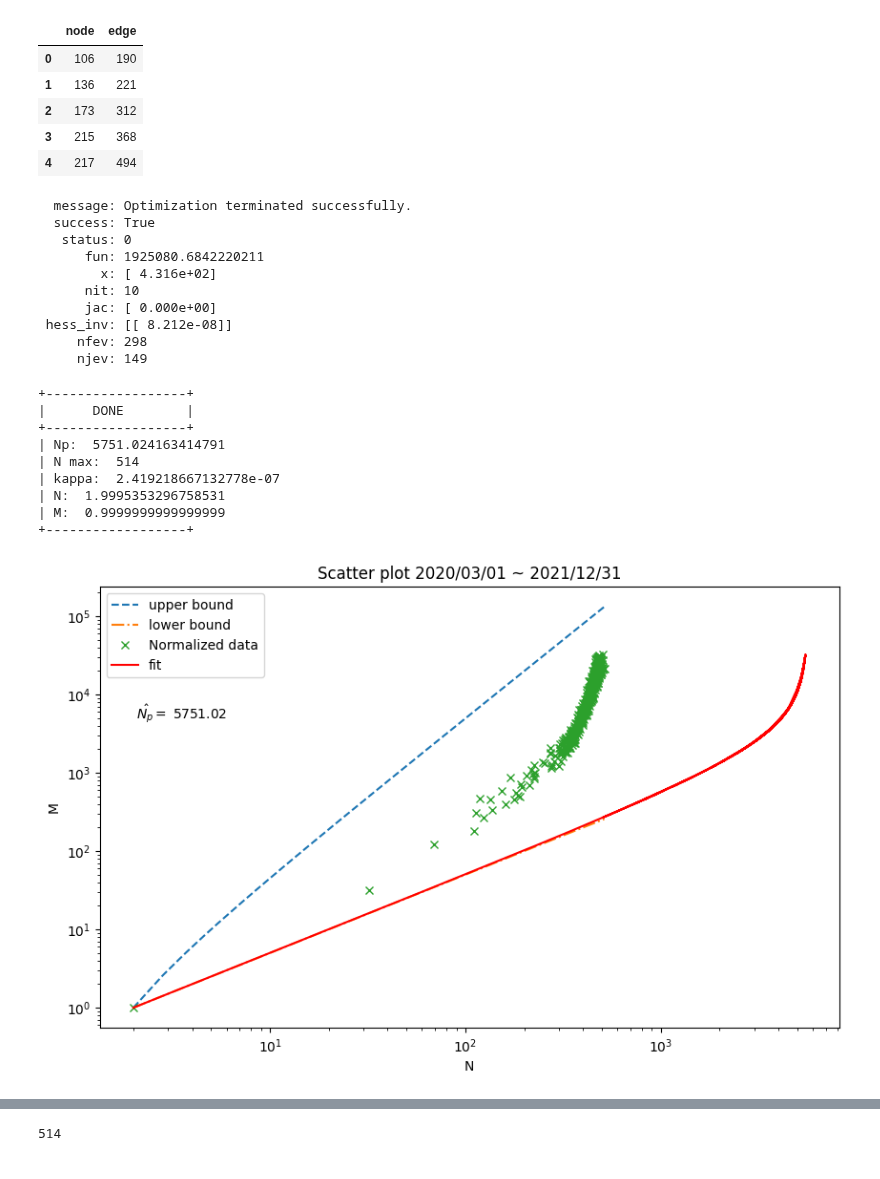
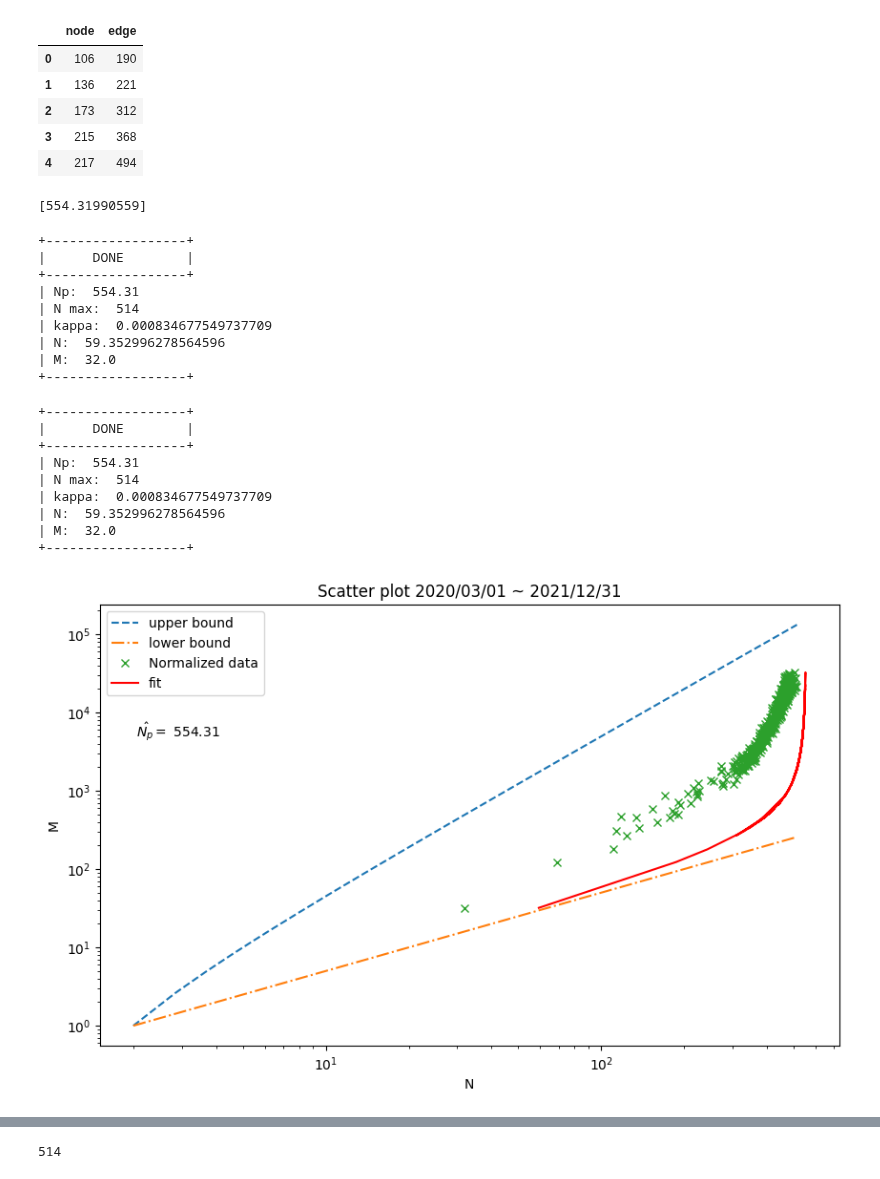
Before and after one commit to yiadka/mobility_scaling, a Jupyter notebook: notebooks/nmscaling_norm_second.ipynb, the cells around one changed output, grey strips where cells are left out. Saved outputs shown, nothing was run; the diff lists cells and outputs as text; code cells hidden in the pictures.

```diff
--- a/notebooks/nmscaling_norm_second.ipynb
+++ b/notebooks/nmscaling_norm_second.ipynb
@@ -92,5 +91,13 @@ def model_uniform_2(theta, M):
 # %%
 x = left["edge_norm"]
 y = left["node_norm"]
+# %%
+# xとyの最初の値を削除
+x = x[1:]
+y = y[1:]
+
+# インデックスを振り直す
+x = x.reset_index(drop=True)
+y = y.reset_index(drop=True)
 # %%
 # 残差
@@ -103,24 +110,14 @@ def f_uniform_2(theta, M, N):
-# %%
-# TRY
-initial_guess = [300]
-res = optimize.minimize(f_uniform_2, initial_guess, args=(x, y))
-print(res)
-# %% [output]
-  message: Optimization terminated successfully.
-  success: True
-   status: 0
-      fun: 1925080.6842220211
-        x: [ 4.316e+02]
-      nit: 10
-      jac: [ 0.000e+00]
- hess_inv: [[ 8.212e-08]]
-     nfev: 298
-     njev: 149
+# %%
+# curve_fitでパラメータを推定
+params = optimize.curve_fit(model_uniform_2, x, y)
+print(params[0])
+# %% [output]
+[554.31990559]
 # %%
 # 元の関数に代入する
-Np_norm_hat = res.x[0]
+Np_norm_hat = 554.31
 print("+------------------+")
-kappa_norm_estimated = [((8 * left["edge_norm"][i]) / (Np_norm_hat * (Np_norm_hat - 1))) for i in range(len(left["edge_norm"]))]
+kappa_norm_estimated = [((8 * x[i]) / (Np_norm_hat * (Np_norm_hat - 1))) for i in range(len(x))]
 
 # Eq8, 9
 N_norm = []
@@ -141,35 +138,65 @@ print("+------------------+")
 +------------------+
 |      DONE        |
 +------------------+
-| Np:  5751.024163414791
+| Np:  554.31
 | N max:  514
-| kappa:  2.419218667132778e-07
-| N:  1.9995353296758531
-| M:  0.9999999999999999
+| kappa:  0.000834677549737709
+| N:  59.352996278564596
+| M:  32.0
 +------------------+
 # %%
 # 可視化
-nn = len(node_left) - 1
+nn = len(left) - 1
 xmin = min(left["node_norm"])
 xmax = max(left["node_norm"])
 p = np.linspace(xmin, xmax, nn)
 upper_bound = (p**2-p)/2
 lower_bound = p/2
+
+Np_norm_hat = 554.31
+print("+------------------+")
+kappa_norm_estimated = [((8 * x[i]) / (Np_norm_hat * (Np_norm_hat - 1))) for i in range(len(x))]
+
+# Eq8, 9
+N_norm = []
+M_norm = []
+for i in range(len(kappa_norm_estimated)):
+    N_norm.append( Np_norm_hat * (1 - (2 / (kappa_norm_estimated[i]*Np_norm_hat)) * (1 - (1 - (kappa_norm_estimated[i] / 2))**Np_norm_hat)) )
+    M_norm.append( (kappa_norm_estimated[i] * Np_norm_hat * (Np_norm_hat - 1)) / 8 )
+
+print("|      DONE        |")
+print("+------------------+")
+print("| Np: ", Np_norm_hat)
+print("| N max: ", left["node_norm"].max())
+print("| kappa: ", kappa_norm_estimated[0])
+print("| N: ", N_norm[0])
+print("| M: ", M_norm[0])
+print("+------------------+")
+
 
 
 plt.figure(figsize=(10, 6))
 plt.title("Scatter plot 2020/03/01 ~ 2021/12/31")
 plt.plot(p, upper_bound, '--', label="upper bound")
 plt.plot(p, lower_bound, '-.', label="lower bound")
 plt.plot(y, x, "x", label='Normalized data')
 plt.plot(N_norm, M_norm, label='fit', color='red')
 Np_norm_hat = round(Np_norm_hat, 2)
 plt.text(0.05, 0.70, r'$\hat{N_{p}}=$ ' + str(Np_norm_hat), transform=plt.gca().transAxes)
 plt.xlabel('N')
 plt.ylabel('M')
 plt.xscale('log')
 plt.yscale('log')
 plt.legend(loc='best')
 plt.show()
 # %% [output]
++------------------+
+|      DONE        |
++------------------+
+| Np:  554.31
+| N max:  514
+| kappa:  0.000834677549737709
+| N:  59.352996278564596
+| M:  32.0
++------------------+
-[figure, old version]
+[figure, new version]
```
Also changed, not shown: parts of 6 cells of this notebook.
